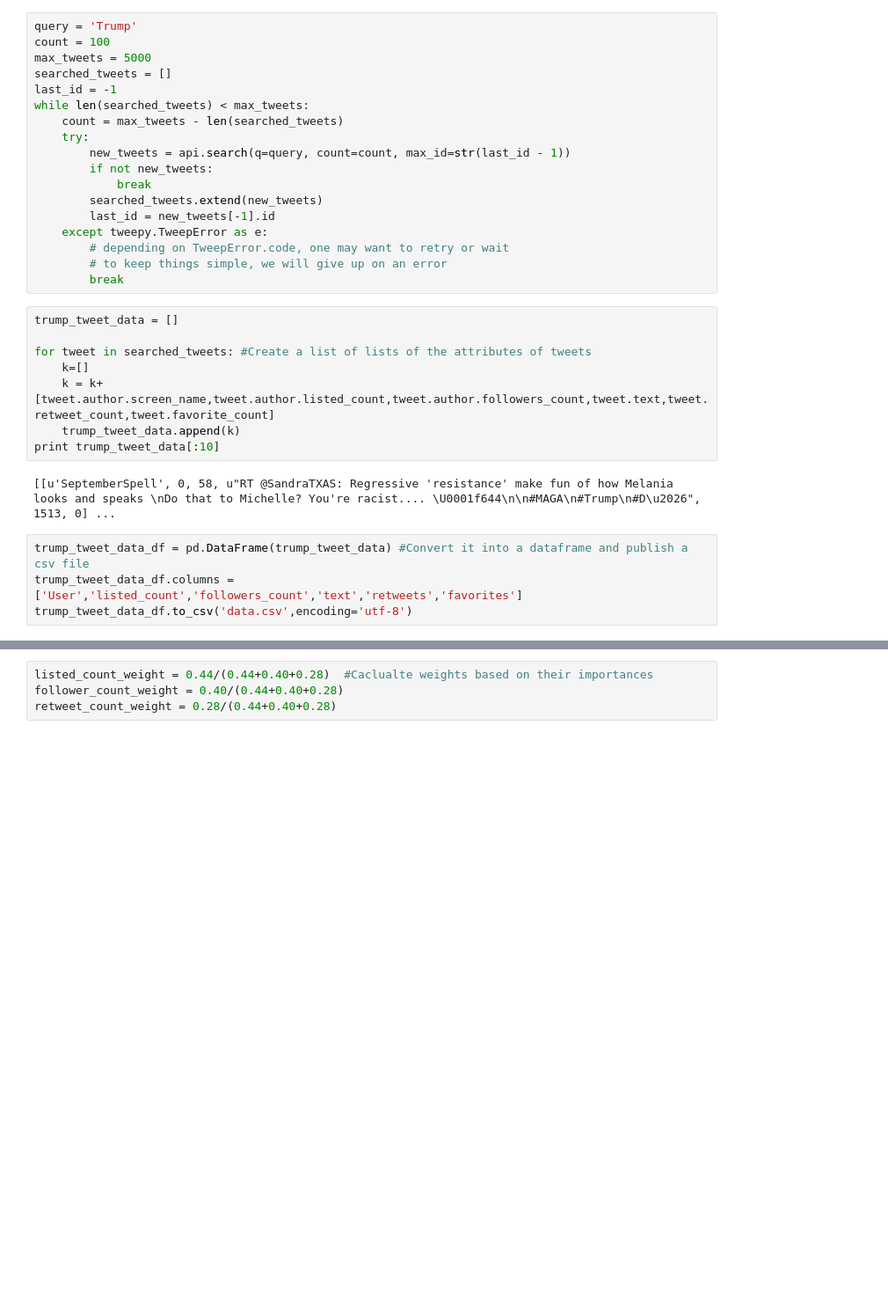
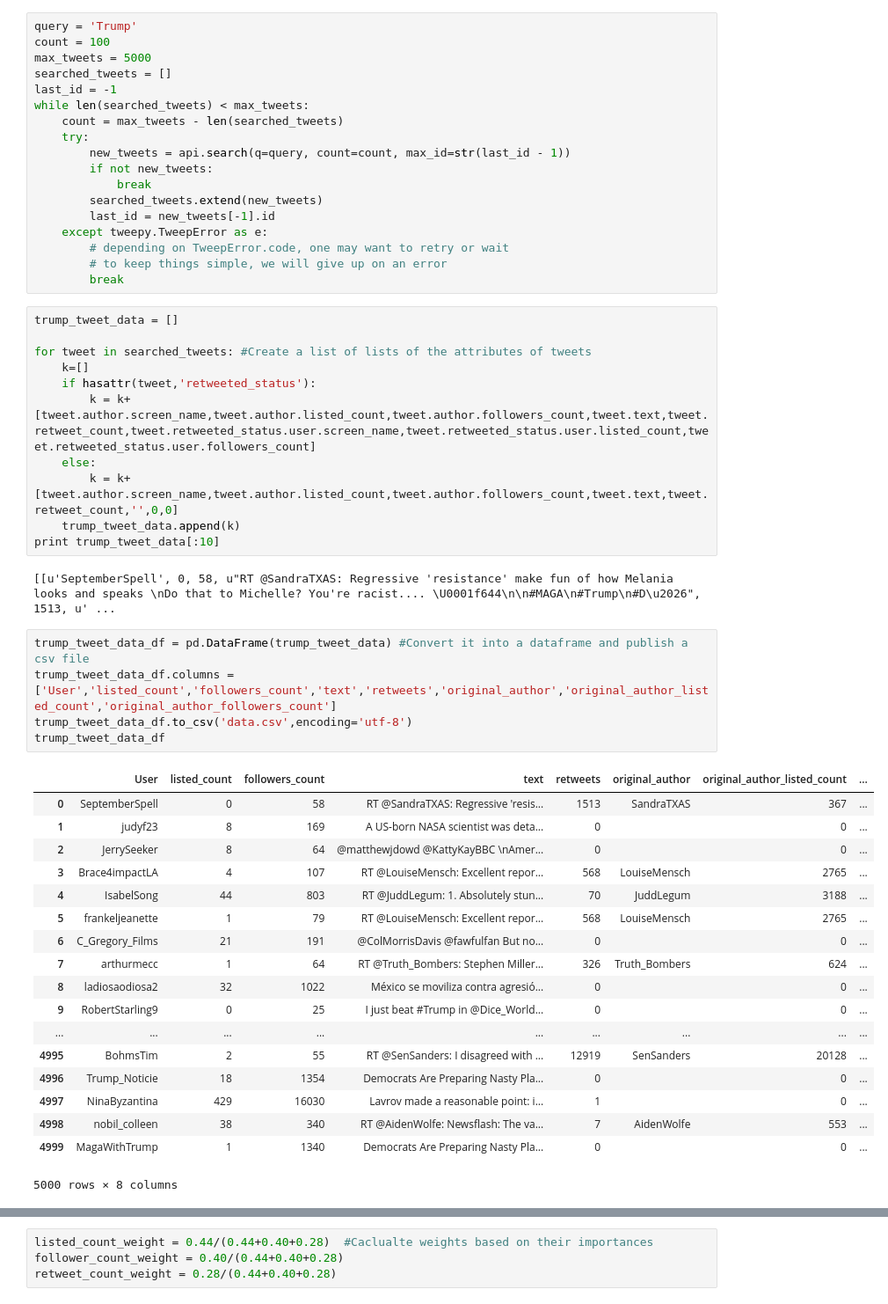
Before and after one commit to anuragchilukuri/Projects, a Jupyter notebook: Pulling tweets based on a keyword.ipynb, the cells around one changed output, grey strips where cells are left out. Shown at 88% size. Saved outputs shown, nothing was run; the diff lists cells and outputs as text; blank space fills up the shorter version.

Commit message:
both kinds of users

```diff
--- a/Pulling tweets based on a keyword.ipynb
+++ b/Pulling tweets based on a keyword.ipynb
@@ -34,12 +34,35 @@ trump_tweet_data = []
 
 for tweet in searched_tweets: #Create a list of lists of the attributes of tweets
     k=[]
-    k = k+[tweet.author.screen_name,tweet.author.listed_count,tweet.author.followers_count,tweet.text,tweet.retweet_count,tweet.favorite_count]
+    if hasattr(tweet,'retweeted_status'):
+        k = k+[tweet.author.screen_name,tweet.author.listed_count,tweet.author.followers_count,tweet.text,tweet.retweet_count,tweet.retweeted_status.user.screen_name,tweet.retweeted_status.user.listed_count,tweet.retweeted_status.user.followers_count]
+    else:
+        k = k+[tweet.author.screen_name,tweet.author.listed_count,tweet.author.followers_count,tweet.text,tweet.retweet_count,'',0,0]
     trump_tweet_data.append(k)
 print trump_tweet_data[:10]
 # %% [output]
-[[u'SeptemberSpell', 0, 58, u"RT @SandraTXAS: Regressive 'resistance' make fun of how Melania looks and speaks \nDo that to Michelle? You're racist.... \U0001f644\n\n#MAGA\n#Trump\n#D\u2026", 1513, 0] ...
+[[u'SeptemberSpell', 0, 58, u"RT @SandraTXAS: Regressive 'resistance' make fun of how Melania looks and speaks \nDo that to Michelle? You're racist.... \U0001f644\n\n#MAGA\n#Trump\n#D\u2026", 1513, u' ...
 # %%
 trump_tweet_data_df = pd.DataFrame(trump_tweet_data) #Convert it into a dataframe and publish a csv file
-trump_tweet_data_df.columns = ['User','listed_count','followers_count','text','retweets','favorites']
+trump_tweet_data_df.columns = ['User','listed_count','followers_count','text','retweets','original_author','original_author_listed_count','original_author_followers_count']
 trump_tweet_data_df.to_csv('data.csv',encoding='utf-8')
+trump_tweet_data_df
+# %% [output]
+|  | User | listed_count | followers_count | text | retweets | original_author | original_author_listed_count | ... |
+| 0 | SeptemberSpell | 0 | 58 | RT @SandraTXAS: Regressive 'resis... | 1513 | SandraTXAS | 367 | ... |
+| 1 | judyf23 | 8 | 169 | A US-born NASA scientist was deta... | 0 |  | 0 | ... |
+| 2 | JerrySeeker | 8 | 64 | @matthewjdowd @KattyKayBBC \nAmer... | 0 |  | 0 | ... |
+| 3 | Brace4impactLA | 4 | 107 | RT @LouiseMensch: Excellent repor... | 568 | LouiseMensch | 2765 | ... |
+| 4 | IsabelSong | 44 | 803 | RT @JuddLegum: 1. Absolutely stun... | 70 | JuddLegum | 3188 | ... |
+| 5 | frankeljeanette | 1 | 79 | RT @LouiseMensch: Excellent repor... | 568 | LouiseMensch | 2765 | ... |
+| 6 | C_Gregory_Films | 21 | 191 | @ColMorrisDavis @fawfulfan But no... | 0 |  | 0 | ... |
+| 7 | arthurmecc | 1 | 64 | RT @Truth_Bombers: Stephen Miller... | 326 | Truth_Bombers | 624 | ... |
+| 8 | ladiosaodiosa2 | 32 | 1022 | México se moviliza contra agresió... | 0 |  | 0 | ... |
+| 9 | RobertStarling9 | 0 | 25 | I just beat #Trump in @Dice_World... | 0 |  | 0 | ... |
+| ... | ... | ... | ... | ... | ... | ... | ... | ... |
+| 4995 | BohmsTim | 2 | 55 | RT @SenSanders: I disagreed with ... | 12919 | SenSanders | 20128 | ... |
+| 4996 | Trump_Noticie | 18 | 1354 | Democrats Are Preparing Nasty Pla... | 0 |  | 0 | ... |
+| 4997 | NinaByzantina | 429 | 16030 | Lavrov made a reasonable point: i... | 1 |  | 0 | ... |
+| 4998 | nobil_colleen | 38 | 340 | RT @AidenWolfe: Newsflash: The va... | 7 | AidenWolfe | 553 | ... |
+| 4999 | MagaWithTrump | 1 | 1340 | Democrats Are Preparing Nasty Pla... | 0 |  | 0 | ... |
+5000 rows × 8 columns
```
Also changed, not shown: parts of 4 cells of this notebook.
